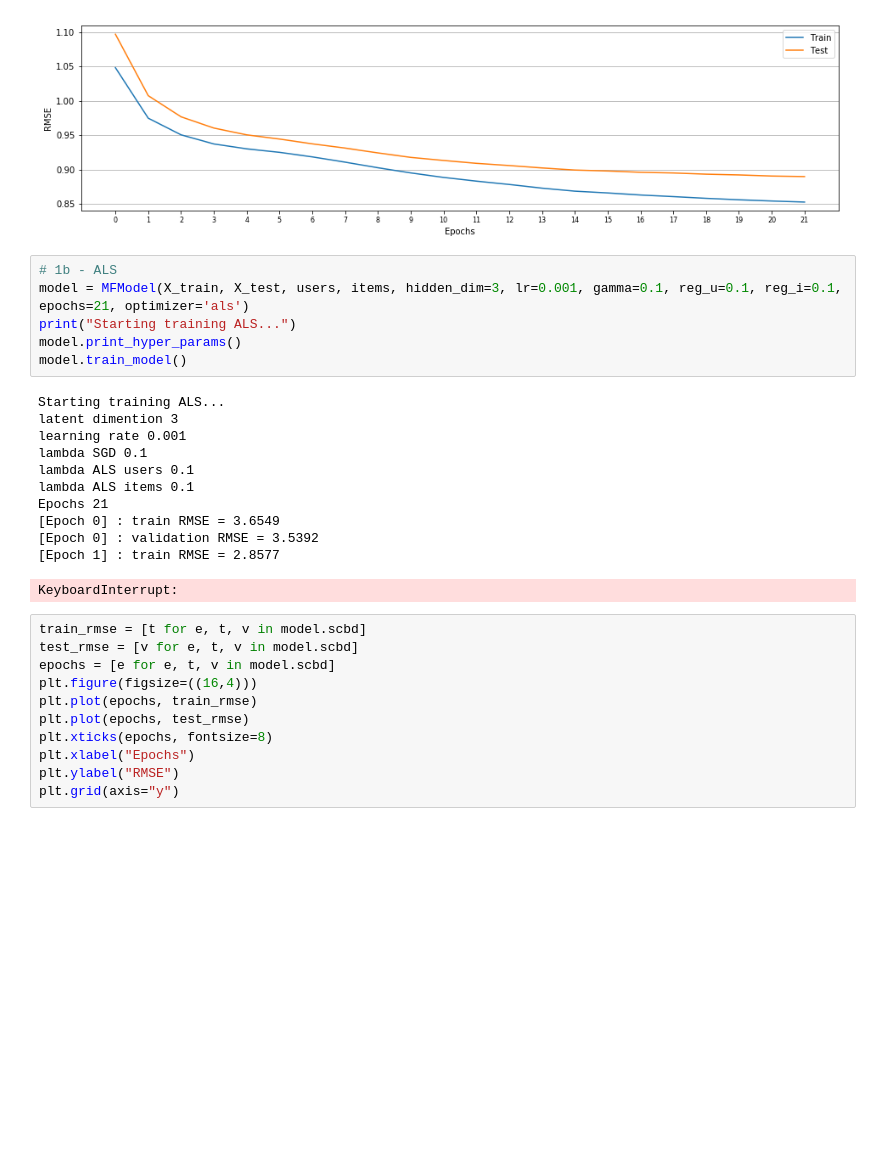
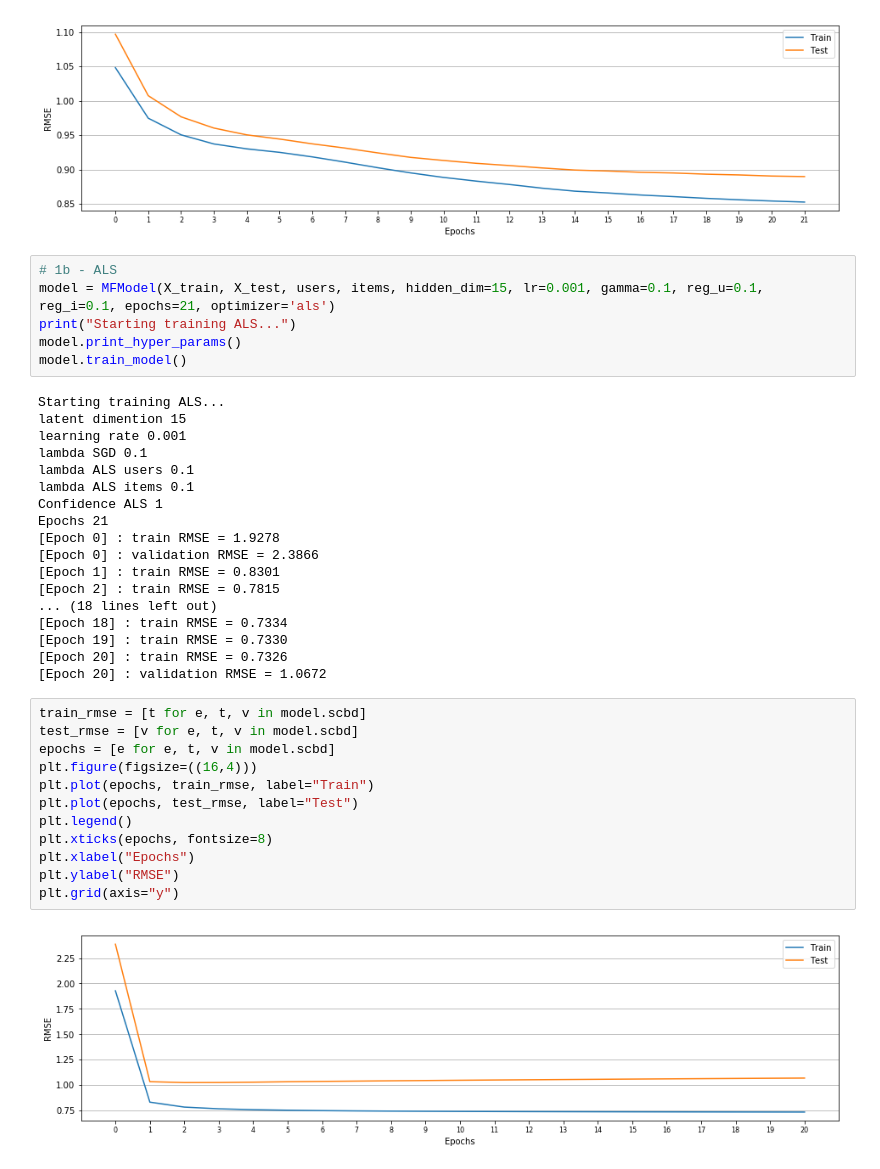
Before and after one commit to berryweinst/MfRecommender, a Jupyter notebook: mf_test.py.ipynb, the cells around one changed output. Saved outputs shown, nothing was run; the diff lists cells and outputs as text; blank space fills up the shorter version.

```diff
--- a/mf_test.py.ipynb
+++ b/mf_test.py.ipynb
@@ -176,30 +202,39 @@ plt.grid(axis="y")
 [figure]
 # %%
 # 1b - ALS
-model = MFModel(X_train, X_test, users, items, hidden_dim=3, lr=0.001, gamma=0.1, reg_u=0.1, reg_i=0.1, epochs=21, optimizer='als')
+model = MFModel(X_train, X_test, users, items, hidden_dim=15, lr=0.001, gamma=0.1, reg_u=0.1, reg_i=0.1, epochs=21, optimizer='als')
 print("Starting training ALS...")
 model.print_hyper_params()
 model.train_model()
 # %% [output]
 Starting training ALS...
-latent dimention 3
+latent dimention 15
 learning rate 0.001
 lambda SGD 0.1
 lambda ALS users 0.1
 lambda ALS items 0.1
+Confidence ALS 1
 Epochs 21
-[Epoch 0] : train RMSE = 3.6549
-[Epoch 0] : validation RMSE = 3.5392
-[Epoch 1] : train RMSE = 2.8577
+[Epoch 0] : train RMSE = 1.9278
+[Epoch 0] : validation RMSE = 2.3866
+[Epoch 1] : train RMSE = 0.8301
+[Epoch 2] : train RMSE = 0.7815
+... (18 lines left out)
+[Epoch 18] : train RMSE = 0.7334
+[Epoch 19] : train RMSE = 0.7330
+[Epoch 20] : train RMSE = 0.7326
+[Epoch 20] : validation RMSE = 1.0672
-KeyboardInterrupt:
 # %%
 train_rmse = [t for e, t, v in model.scbd]
 test_rmse = [v for e, t, v in model.scbd]
 epochs = [e for e, t, v in model.scbd]
 plt.figure(figsize=((16,4)))
-plt.plot(epochs, train_rmse)
-plt.plot(epochs, test_rmse)
+plt.plot(epochs, train_rmse, label="Train")
+plt.plot(epochs, test_rmse, label="Test")
+plt.legend()
 plt.xticks(epochs, fontsize=8)
 plt.xlabel("Epochs")
 plt.ylabel("RMSE")
 plt.grid(axis="y")
+# %% [output]
+[figure, added]
```
Also changed, not shown: parts of 4 cells of this notebook, 3 other files.
